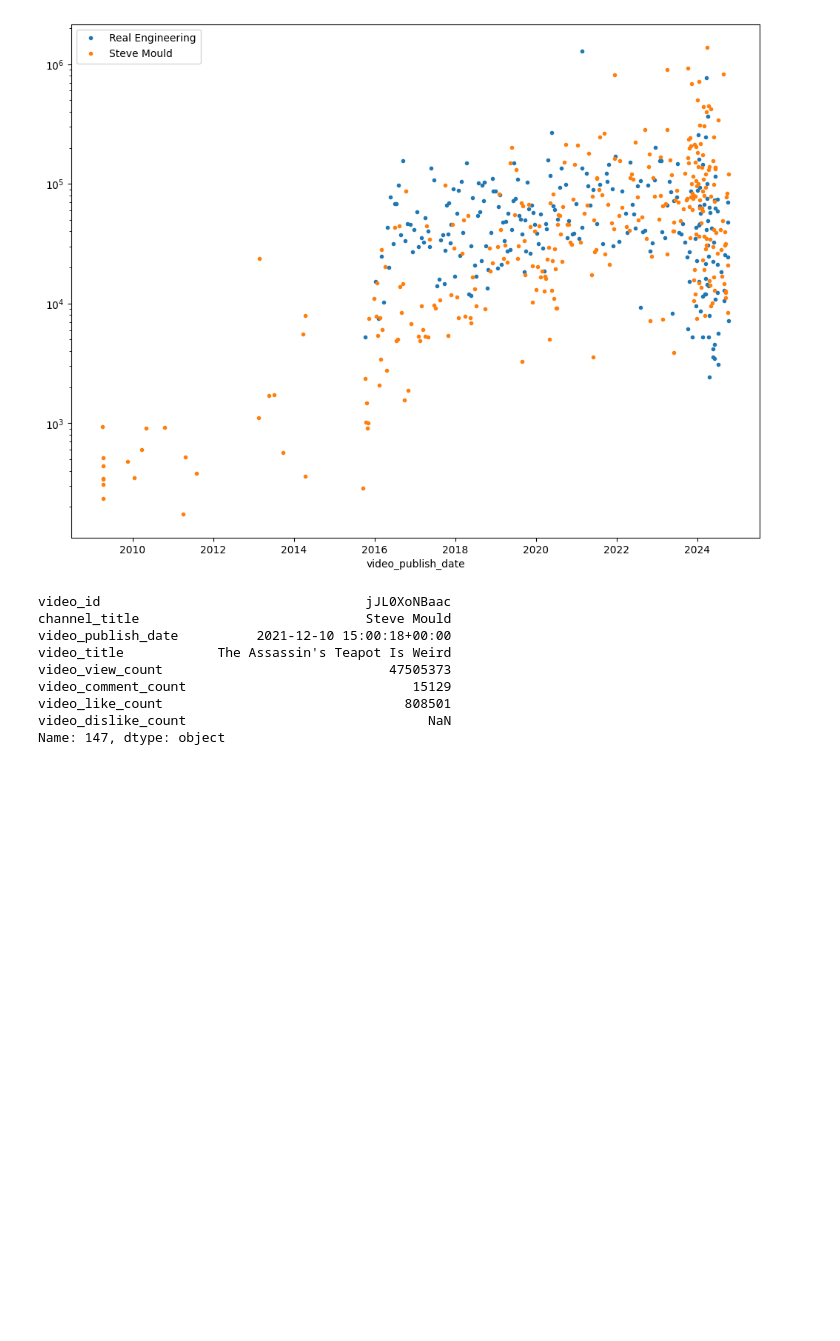
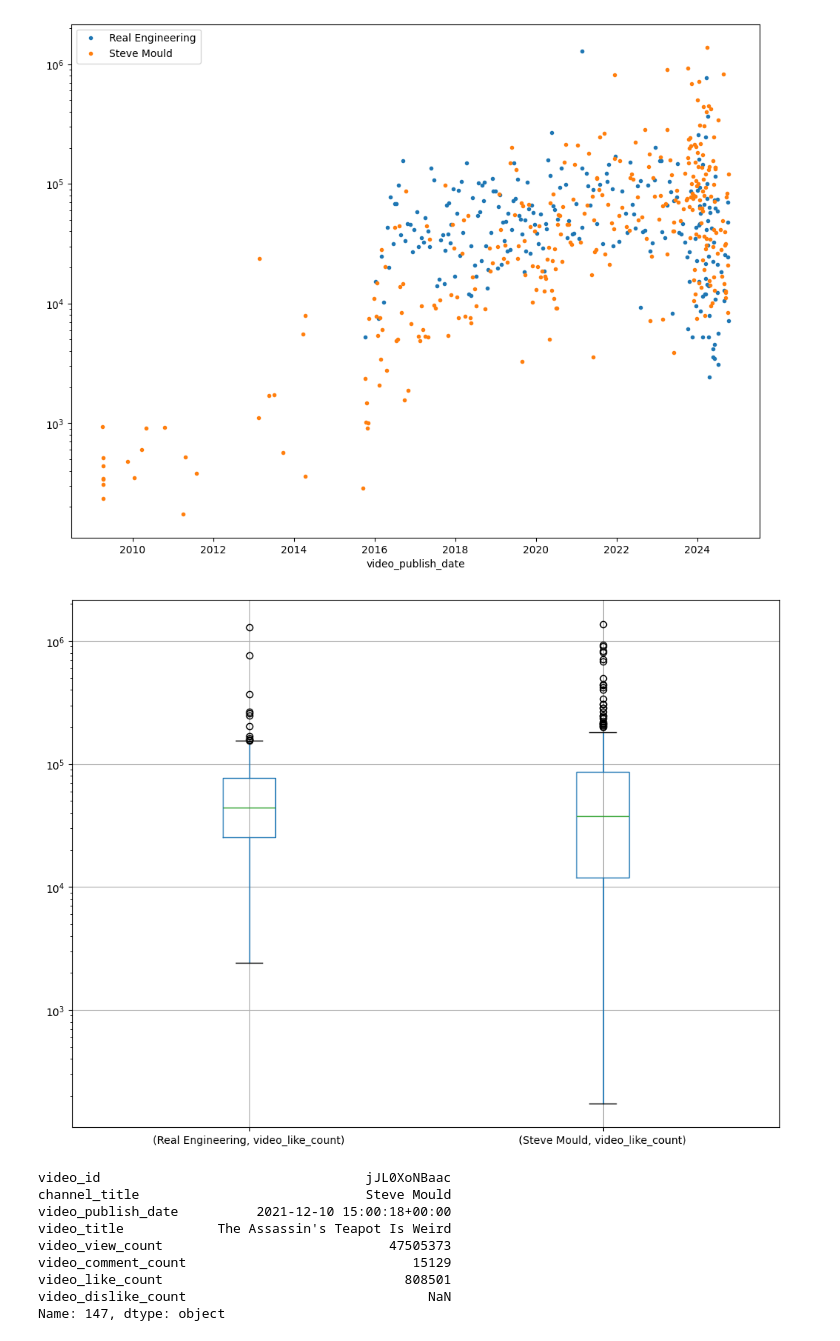
Before and after one commit to mateusz-dzitkowski/applied-mathematics, a Jupyter notebook: projects/analysis_of_unstructured_data/assignment_3/main.ipynb, the cells around one changed output. Cells and saved outputs as stored; diff of their text form; code cells hidden in the pictures; blank space fills up the shorter version.

```diff
--- a/projects/analysis_of_unstructured_data/assignment_3/main.ipynb
+++ b/projects/analysis_of_unstructured_data/assignment_3/main.ipynb
@@ -43,3 +62,7 @@ plot(df, "video_like_count")
 # %% [output]
 [figure]
+# %%
+box(df, VIDEO_LIKE_COUNT)
+# %% [output]
+[figure, added]
 # %%
```
Also changed, not shown: parts of 10 cells of this notebook.
